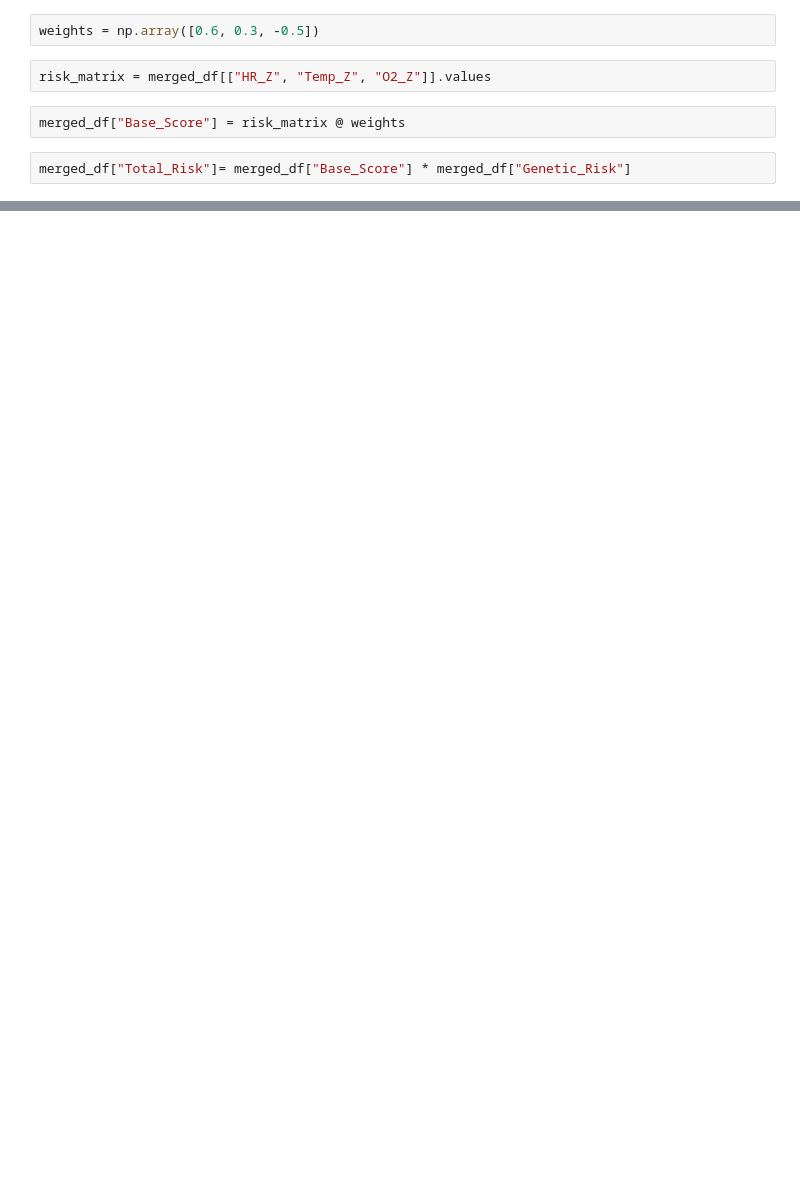
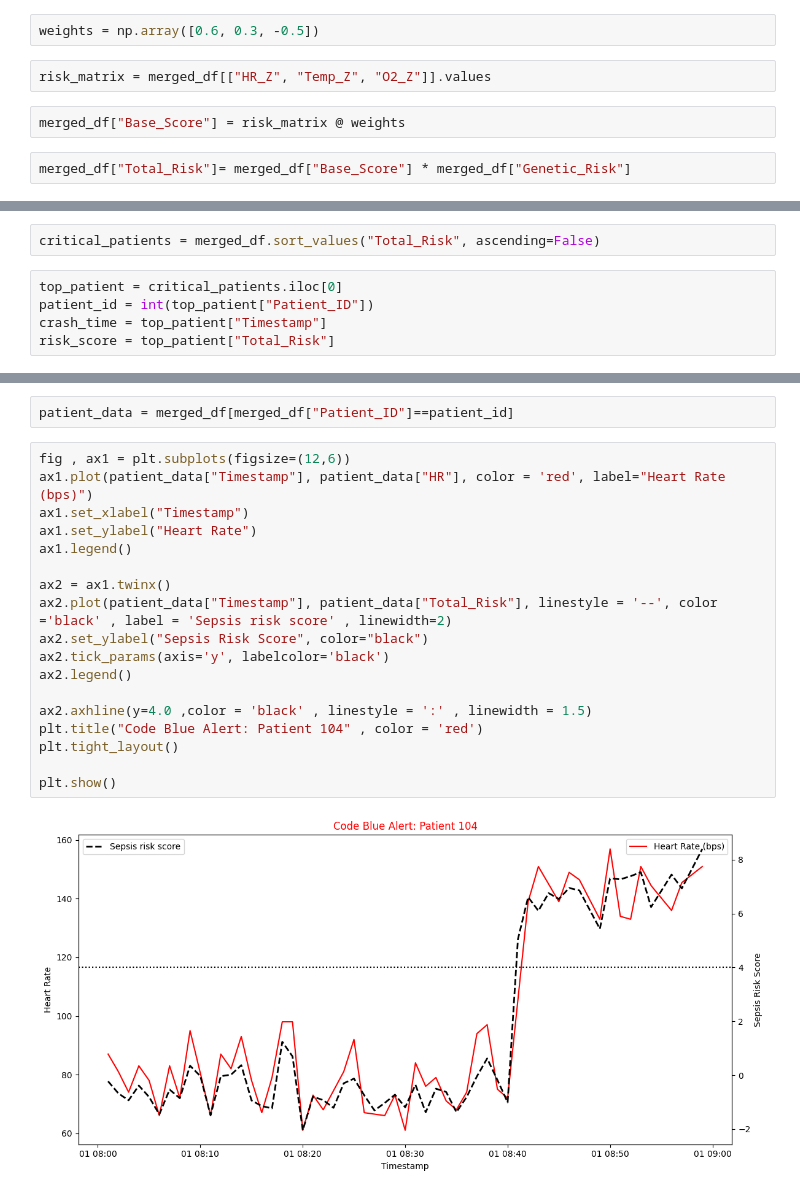
Before and after one commit to Vishvambar/ML_Project1_Clinivora, a Jupyter notebook: cleaning.ipynb, the cells around one changed output, grey strips where cells are left out. Cells and saved outputs as stored; diff of their text form; blank space fills up the shorter version.

Commit message:
build chart for critical case

```diff
--- a/cleaning.ipynb
+++ b/cleaning.ipynb
@@ -160,0 +130,7 @@ Name: 235, dtype: float64
+# %%
+critical_patients = merged_df.sort_values("Total_Risk", ascending=False)
+# %%
+top_patient = critical_patients.iloc[0]
+patient_id = int(top_patient["Patient_ID"])
+crash_time = top_patient["Timestamp"]
+risk_score = top_patient["Total_Risk"]
@@ -160,0 +145,22 @@ Name: 235, dtype: float64
+# %%
+patient_data = merged_df[merged_df["Patient_ID"]==patient_id]
+# %%
+fig , ax1 = plt.subplots(figsize=(12,6))
+ax1.plot(patient_data["Timestamp"], patient_data["HR"], color = 'red', label="Heart Rate (bps)")
+ax1.set_xlabel("Timestamp")
+ax1.set_ylabel("Heart Rate")
+ax1.legend()
+
+ax2 = ax1.twinx()
+ax2.plot(patient_data["Timestamp"], patient_data["Total_Risk"], linestyle = '--', color ='black' , label = 'Sepsis risk score' , linewidth=2)
+ax2.set_ylabel("Sepsis Risk Score", color="black")
+ax2.tick_params(axis='y', labelcolor='black')
+ax2.legend()
+
+ax2.axhline(y=4.0 ,color = 'black' , linestyle = ':' , linewidth = 1.5)
+plt.title("Code Blue Alert: Patient 104" , color = 'red')
+plt.tight_layout()
+
+plt.show()
+# %% [output]
+[figure, added]
```
Also changed, not shown: parts of 10 cells of this notebook.
